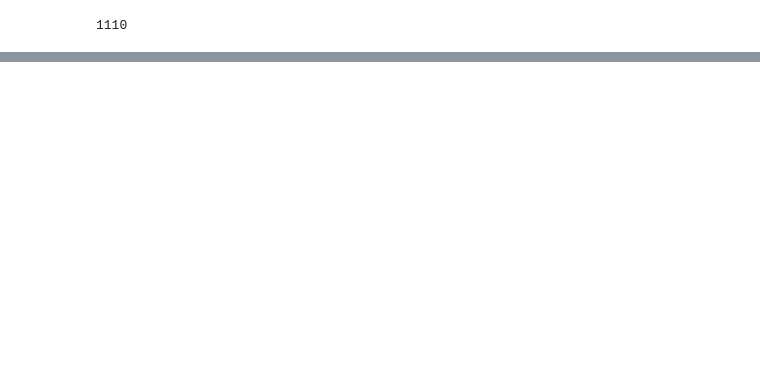
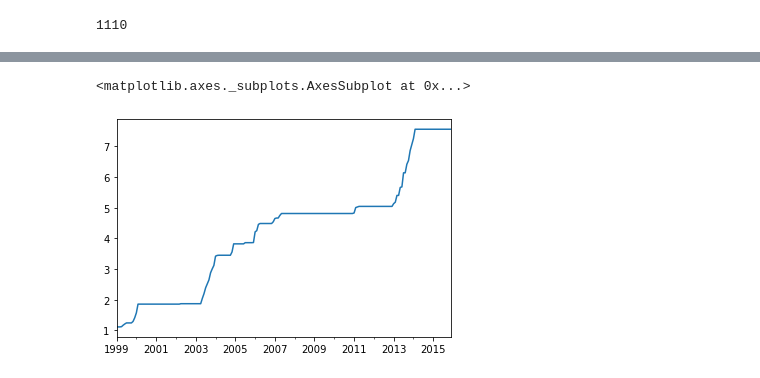
Before and after one commit to madhursharma/courses, a Jupyter notebook: py portfolio/notebooks_and_codem01_v02/nb/exercises/wk1.ipynb, the cells around one changed output, grey strips where cells are left out. Saved outputs shown, nothing was run; the diff lists cells and outputs as text; code cells hidden in the pictures; blank space fills up the shorter version.

```diff
--- a/py portfolio/notebooks_and_codem01_v02/nb/exercises/wk1.ipynb
+++ b/py portfolio/notebooks_and_codem01_v02/nb/exercises/wk1.ipynb
@@ -56,0 +172,7 @@ np.round(1.1859, 2)
+# %%
+#Find Peak to Torugh
+previous_peaks = cummRetHiLo20.cummax()
+previous_peaks.plot()
+# %% [output]
+<matplotlib.axes._subplots.AxesSubplot at 0x...>
+[figure, added]
```
Also changed, not shown: parts of 35 cells of this notebook, 8 other files.
